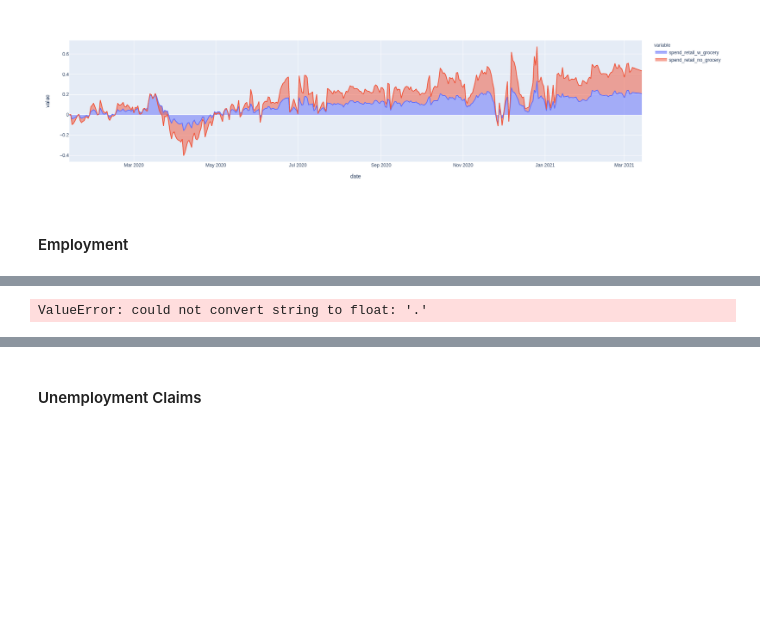
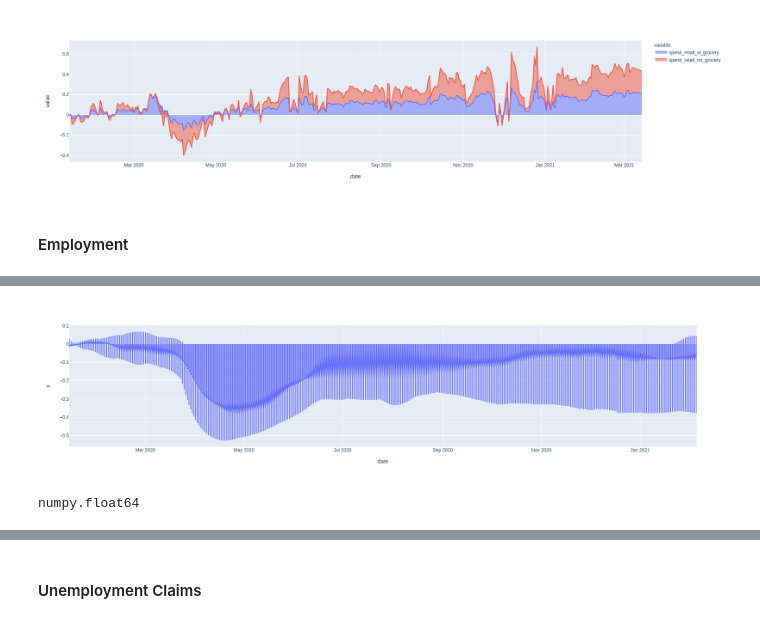
Before and after one commit to Rhuck1/Covidnomics, a Jupyter notebook: econ_track_eda.ipynb, the cells around one changed output, grey strips where cells are left out. Cells and saved outputs as stored; diff of their text form; code cells hidden in the pictures; blank space fills up the shorter version.

```diff
--- a/econ_track_eda.ipynb
+++ b/econ_track_eda.ipynb
@@ -139,0 +95,10 @@ SyntaxError: invalid syntax (<ipython-input-66-3cdc27d526a3>, line 1)
+# %%
+employ_state.replace(to_replace='.', value=np.nan, inplace=True)
+employ_nat.replace(to_replace='.', value=np.nan, inplace=True)
+
+employ_state_list = ['emp_combined_inclow', 'emp_combined_inchigh', 'emp_combined_ss40', 'emp_combined_ss65', 'emp_combined_ss70']
+employ_nat_list = ['emp_combined_ss40', 'emp_combined_ss60', 'emp_combined_ss65', 'emp_combined_ss70', 'emp_combined_retail', 'emp_combined_retail_inclow', 'emp_combined_retail_incmiddle', 'emp_combined_retail_inchigh']
+# %%
+for col in employ_state_list:
+
+    employ_state.loc[:, col] = pd.to_numeric(employ_state.loc[:, col])
@@ -139,0 +109,7 @@ SyntaxError: invalid syntax (<ipython-input-66-3cdc27d526a3>, line 1)
+# %%
+# employ_state = employ_state.loc[employ_state.loc[:, :] == float]
+# funct = (lambda x: float('Nan'))
+#if x == '.' else continue
+
+employ_state.replace(to_replace='.', value=np.nan, inplace=True)
+employ_state.info()
@@ -139,0 +134,14 @@ SyntaxError: invalid syntax (<ipython-input-66-3cdc27d526a3>, line 1)
+# %%
+px.area(employ_state, x='date', y=to_num)
+# %% [output]
+[figure, added]
+# %%
+var = employ_state.loc[:,'emp_combined_inclow']
+type(var)
+to_num = pd.to_numeric(var)
+
+type(to_num[0])
+# var2 = employ_state.loc[0,'emp_combined_inclow']
+# type(var2)
+# %% [output]
+numpy.float64
@@ -140,8 +152,6 @@ SyntaxError: invalid syntax (<ipython-input-66-3cdc27d526a3>, line 1)
 # %%
 employ_state.loc[:, 'emp_combined_inclow'] = employ_state.loc[:, 'emp_combined_inclow'].astype('float')
 employ_state.info()
-# %% [output]
-ValueError: could not convert string to float: '.'
 # %%
 emp_nat_lst = ['emp_combined_ss40', 'emp_combined_ss60', 'emp_combined_ss65', 'emp_combined_ss70', 'emp_combined_retail', 'emp_combined_retail_inclow', 'emp_combined_retail_incmiddle', 'emp_combined_retail_inchigh']
 emp_st_lst = ['emp_combined_inclow', 'emp_combined_inchigh', 'emp_combined_ss40', 'emp_combined_ss65', 'emp_combined_ss70']
```
Also changed, not shown: parts of 12 cells of this notebook.
